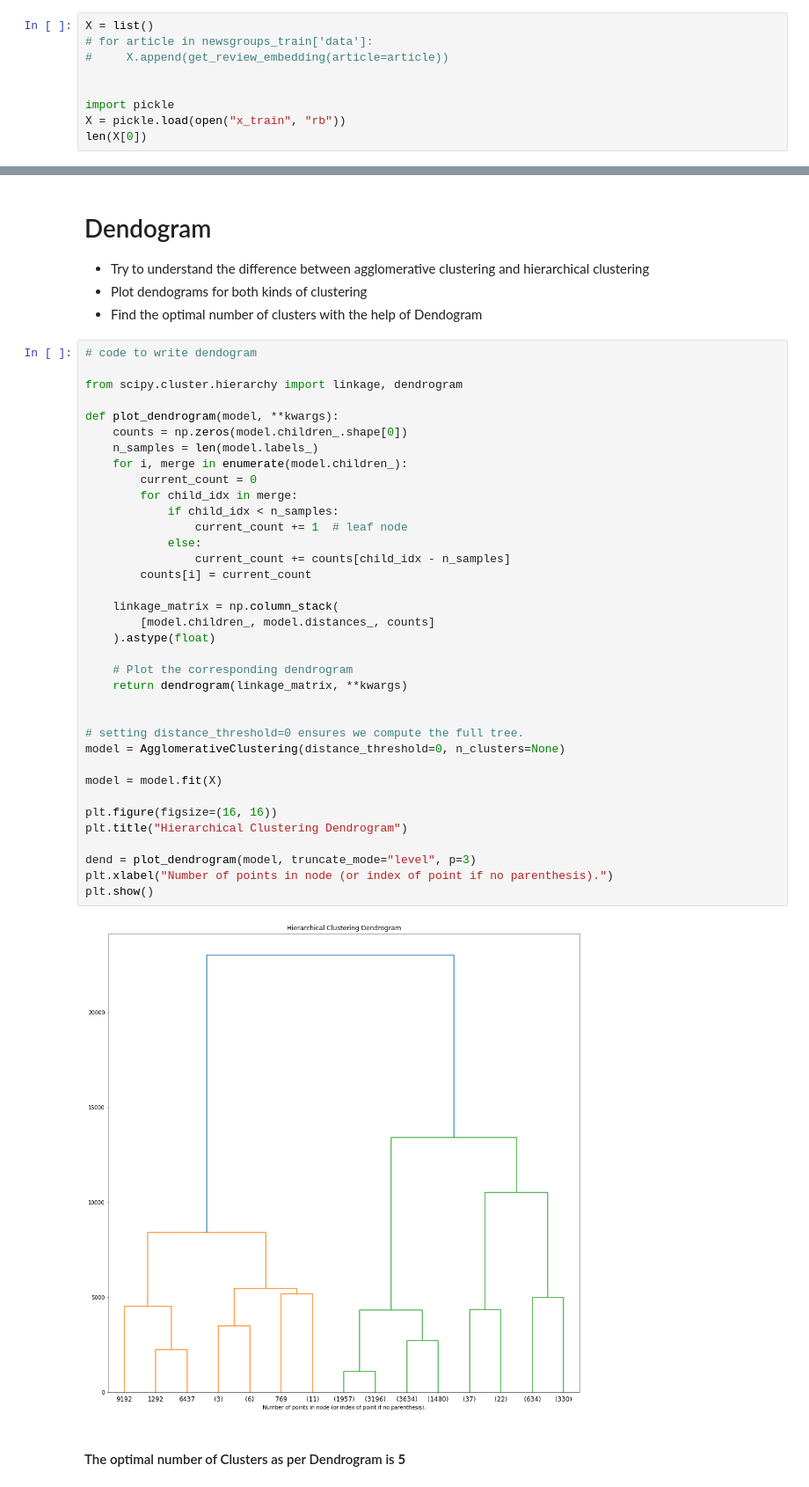
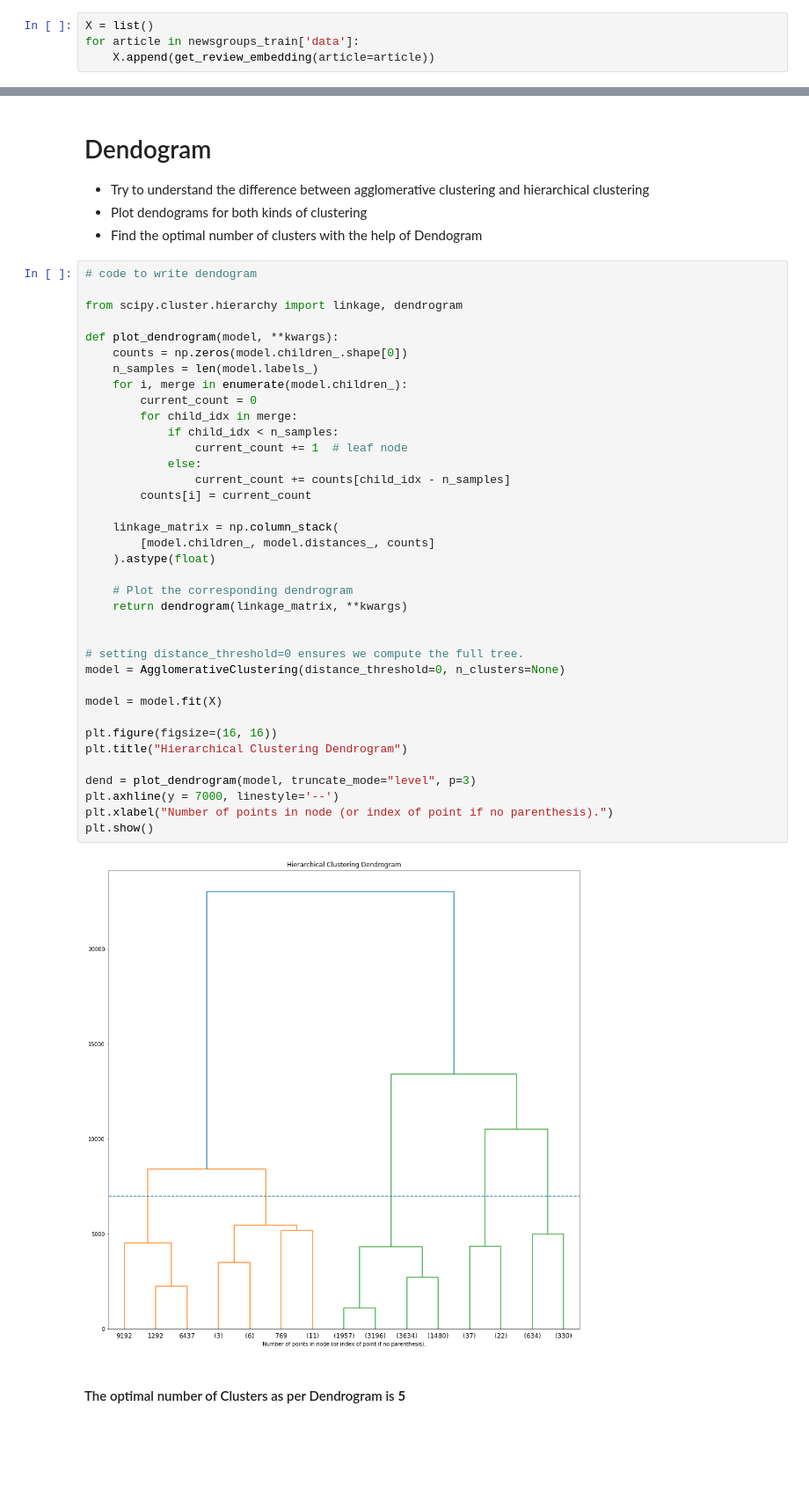
Before and after one commit to ashishrai96/SMAI-assignments, a Jupyter notebook: Assignment-2/Assignment2/rollnumber_Assignment2_Q1.ipynb, the cells around one changed output, grey strips where cells are left out. Shown at 88% size. Cells and saved outputs as stored; diff of their text form; blank space fills up the shorter version.

```diff
--- a/Assignment-2/Assignment2/rollnumber_Assignment2_Q1.ipynb
+++ b/Assignment-2/Assignment2/rollnumber_Assignment2_Q1.ipynb
@@ -104,10 +104,5 @@ def get_review_embedding(article):
   return review_embedding
 # %%
 X = list()
-# for article in newsgroups_train['data']:
-#     X.append(get_review_embedding(article=article))
-
-
-import pickle
-X = pickle.load(open("x_train", "rb"))
-len(X[0])
+for article in newsgroups_train['data']:
+    X.append(get_review_embedding(article=article))
@@ -269,33 +264,34 @@ def plot_dendrogram(model, **kwargs):
     n_samples = len(model.labels_)
     for i, merge in enumerate(model.children_):
         current_count = 0
         for child_idx in merge:
             if child_idx < n_samples:
                 current_count += 1  # leaf node
             else:
                 current_count += counts[child_idx - n_samples]
         counts[i] = current_count
 
     linkage_matrix = np.column_stack(
         [model.children_, model.distances_, counts]
     ).astype(float)
 
     # Plot the corresponding dendrogram
     return dendrogram(linkage_matrix, **kwargs)
 
 
 # setting distance_threshold=0 ensures we compute the full tree.
 model = AgglomerativeClustering(distance_threshold=0, n_clusters=None)
 
 model = model.fit(X)
 
 plt.figure(figsize=(16, 16))
 plt.title("Hierarchical Clustering Dendrogram")
 
 dend = plot_dendrogram(model, truncate_mode="level", p=3)
+plt.axhline(y = 7000, linestyle='--')
 plt.xlabel("Number of points in node (or index of point if no parenthesis).")
 plt.show()
 # %% [output]
-[figure, old version]
+[figure, new version]
 # %% [markdown]
 #### The optimal number of Clusters as per Dendrogram is **5**
```
Also changed, not shown: parts of 5 cells of this notebook, 3 other files.
